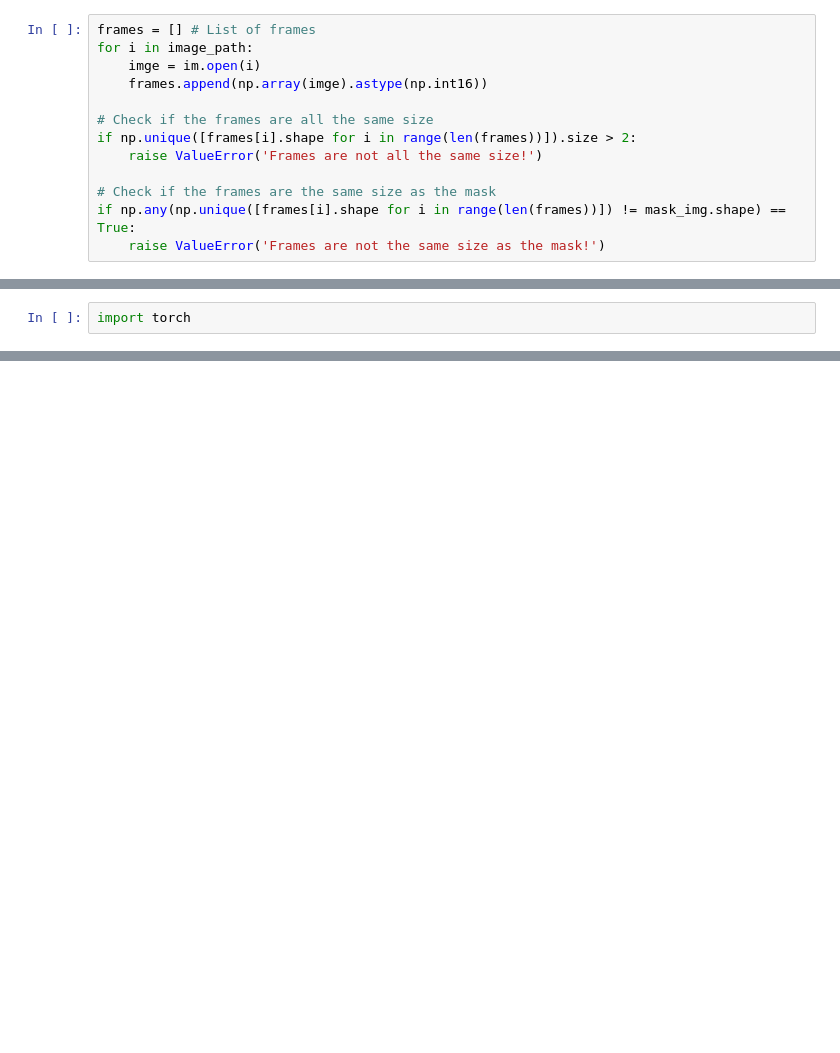
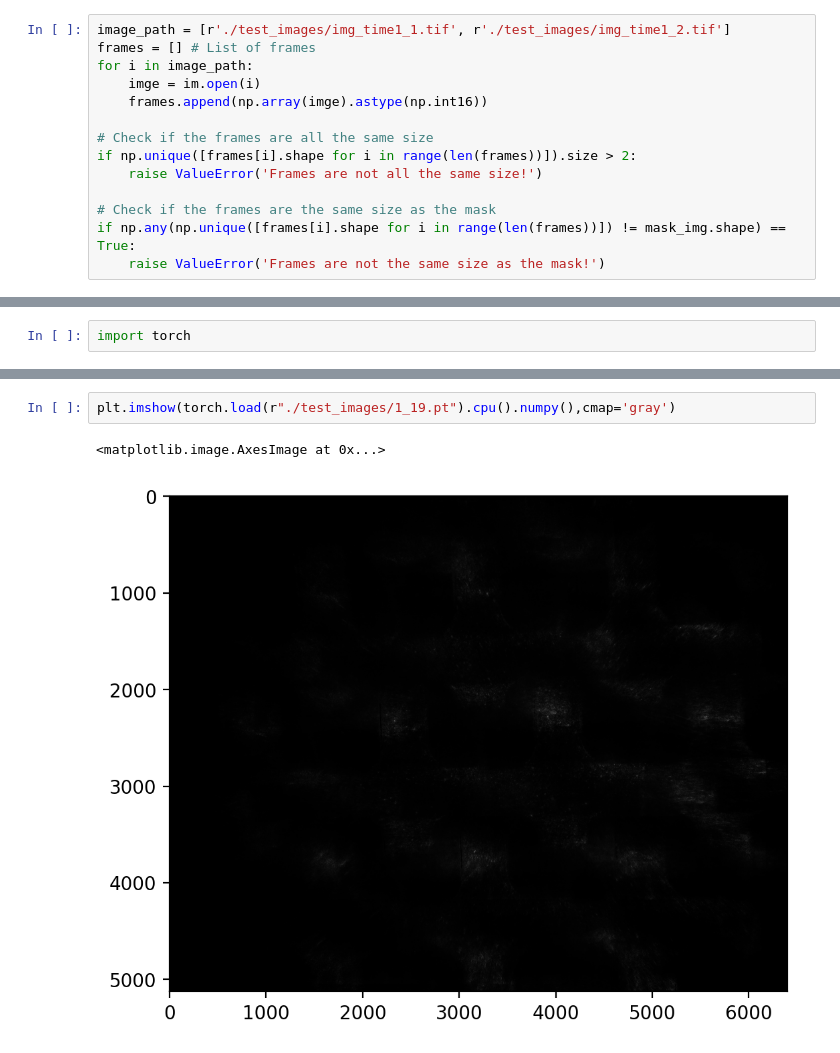
Before and after one commit to halensolomon/pyFLFM, a Jupyter notebook: halentrieshisbest.ipynb, the cells around one changed output, grey strips where cells are left out. Saved outputs shown, nothing was run; the diff lists cells and outputs as text; blank space fills up the shorter version.

```diff
--- a/halentrieshisbest.ipynb
+++ b/halentrieshisbest.ipynb
@@ -102,6 +102,7 @@ center_lenslet = int(0) # center circle index
 # %%
 image_path = [r'./test_images/img_time1_1.tif', r'./test_images/img_time1_2.tif']
 # %%
+image_path = [r'./test_images/img_time1_1.tif', r'./test_images/img_time1_2.tif']
 frames = [] # List of frames
 for i in image_path:
     imge = im.open(i)
@@ -893,0 +905,5 @@ True
+# %%
+plt.imshow(torch.load(r"./test_images/1_19.pt").cpu().numpy(),cmap='gray')
+# %% [output]
+<matplotlib.image.AxesImage at 0x...>
+[figure, added]
```
Also changed, not shown: parts of 18 cells of this notebook.
